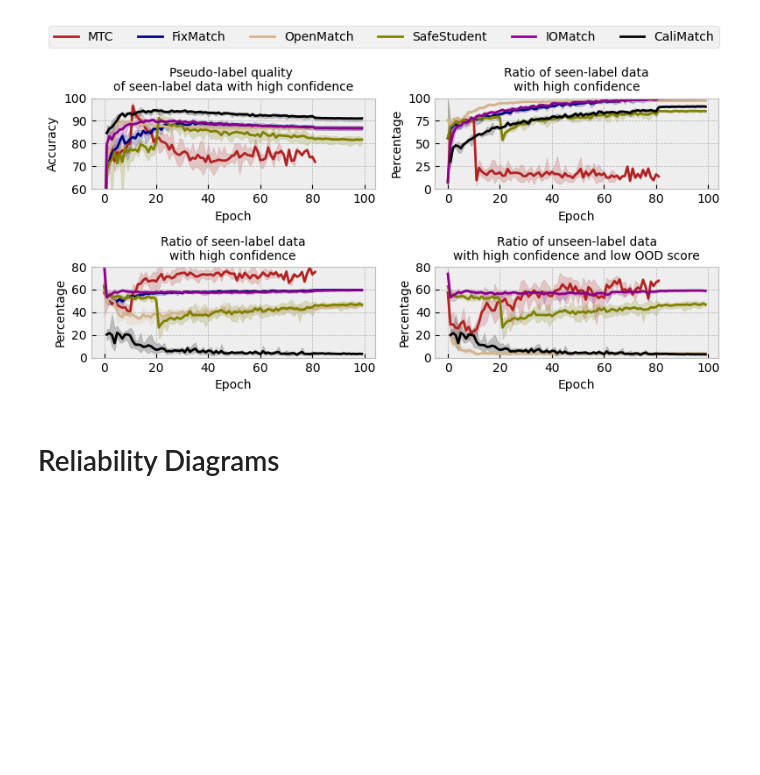
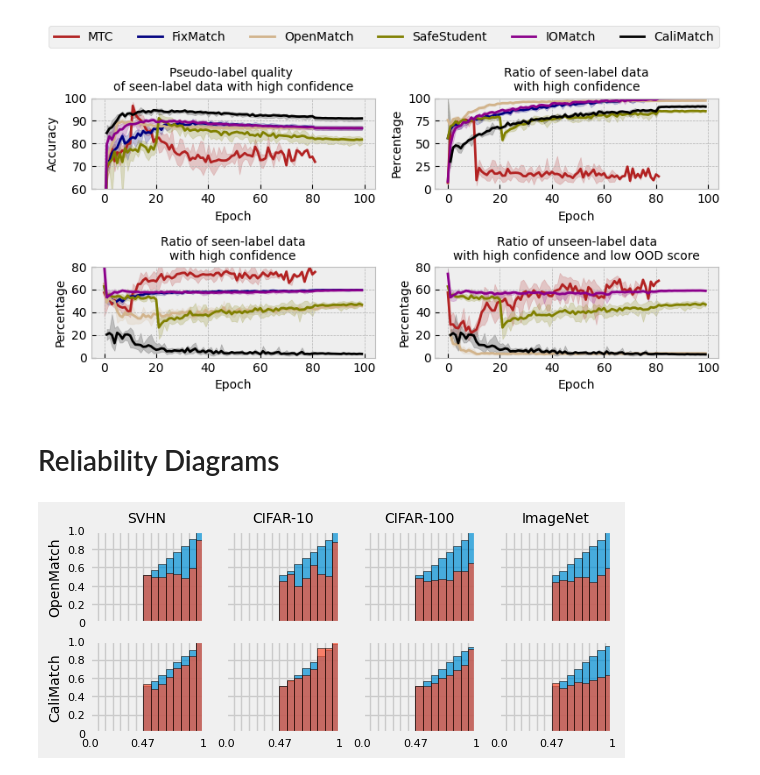
Before and after one commit to bogus215/SafeSSL-Calibration, a Jupyter notebook: jupyters/figure.ipynb, the cells around one changed output. Cells and saved outputs as stored; diff of their text form; code cells hidden in the pictures; blank space fills up the shorter version.

Commit message:
Figure Update

```diff
--- a/jupyters/figure.ipynb
+++ b/jupyters/figure.ipynb
@@ -861,0 +921,88 @@ OpenMatch = ["2024-03-19_07-39-05","2024-02-14_22-35-30","2023-12-28_03-30-36","
+# %%
+import os, pickle
+
+Datasets = ["svhn","cifar10","cifar100","tiny"]
+subtitle = {"svhn":"SVHN", 'cifar10':"CIFAR-10", 'cifar100':"CIFAR-100",'tiny':"ImageNet"}
+
+CaliMatch = ["2024-03-11_08-24-24","2024-04-13_13-53-56","2024-04-10_06-46-05","2024-04-10_14-11-36"]
+OpenMatch = ["2024-03-19_07-39-05","2024-02-14_22-35-30","2023-12-28_03-30-36","2023-12-28_13-17-33"]
+
+fig, axes = plt.subplots(2,4, figsize=(6,2.5))
+
+import os
+
+import matplotlib.pyplot as plt
+# plt.style.use('seaborn-v0_8-deep')
+plt.style.use('fivethirtyeight')
+
+
+for ind1, dataset in enumerate(Datasets):
+
+    cali_result = os.path.join(f"/workspace/Dropbox/D/personal_study/SafeSSL-Calibration/checkpoints/{dataset}/Testing/wide28_2/Proposed",CaliMatch[ind1],"results.pickle")
+    with open(cali_result,'rb') as f:
+        cali_result = pickle.load(f)
+
+    open_result = os.path.join(f"/workspace/Dropbox/D/personal_study/SafeSSL-Calibration/checkpoints/{dataset}/Testing/wide28_2/OPENMATCH",OpenMatch[ind1],"results.pickle")
+    with open(open_result,'rb') as f:
+        open_result = pickle.load(f)
+
+    if ind1 == 0:
+
+        seen_unseen_detection_get_ece(axes[0,ind1],
+                                    predicted_label=open_result['predicted_label'],
+                                    confidences=open_result['confidences'],
+                                    targets=open_result['targets'],
+                                    x_on=False,
+                                    y_on=True,
+                                    title=subtitle[dataset],
+                                    n_bins=15,
+                                    method='OpenMatch'
+                                    )
+
+        seen_unseen_detection_get_ece(axes[1,ind1],
+                                    predicted_label=cali_result['predicted_label'],
+                                    confidences=cali_result['confidences'],
+                                    targets=cali_result['targets'],
+                                    x_on=True,
+                                    y_on=True,
+                                    title="",
+                                    n_bins=15,
+                                    method="CaliMatch"
+                                    )
+
+    if ind1 > 0:
+
+        seen_unseen_detection_get_ece(axes[0,ind1],
+                                    predicted_label=open_result['predicted_label'],
+                                    confidences=open_result['confidences'],
+                                    targets=open_result['targets'],
+                                    x_on=False,
+                                    y_on=False,
+                                    title=subtitle[dataset],
+                                    n_bins=15,
+                                    method=''
+                                    )
+
+        seen_unseen_detection_get_ece(axes[1,ind1],
+                                    predicted_label=cali_result['predicted_label'],
+                                    confidences=cali_result['confidences'],
+                                    targets=cali_result['targets'],
+                                    x_on=True,
+                                    y_on=False,
+                                    title="",
+                                    n_bins=15,
+                                    method=''
+                                    )
+
+lines, labels = [], []
+
+for ax in fig.axes:
+    Line, Label = ax.get_legend_handles_labels()
+    lines.extend(Line)
+    labels.extend(Label)
+
+# fig.legend(lines[:2], labels[:2], ncol=2, loc='lower center', bbox_to_anchor=(.5,1))
+# plt.tight_layout()
+# plt.show()
+# %% [output]
+[figure, added]
```
Also changed, not shown: parts of 2 cells of this notebook, 1 other file.
